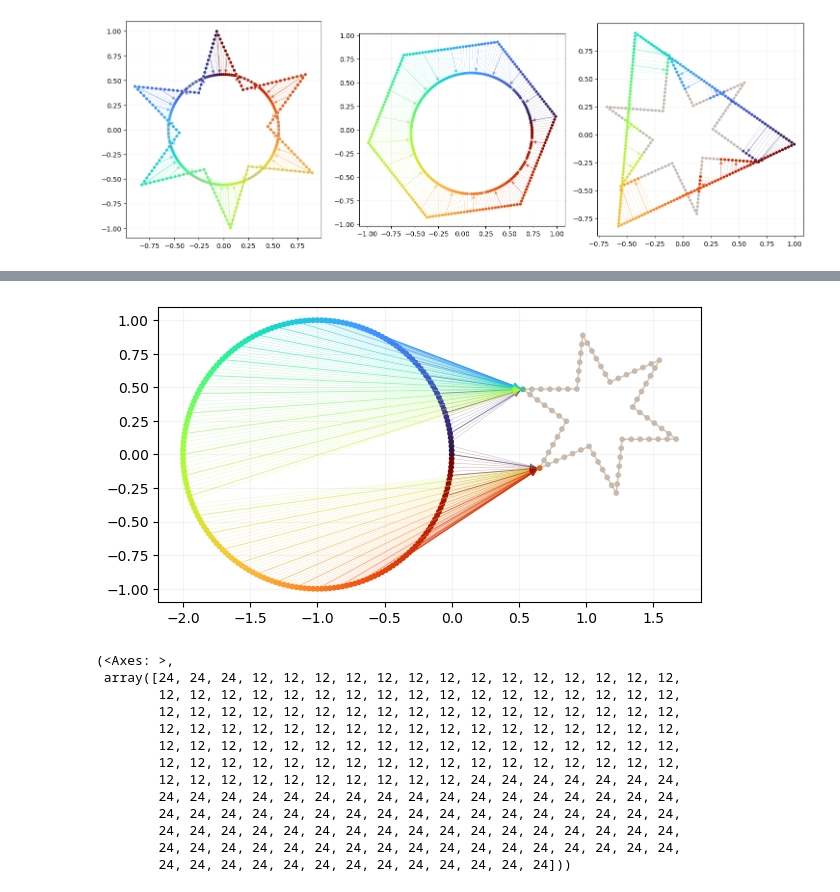
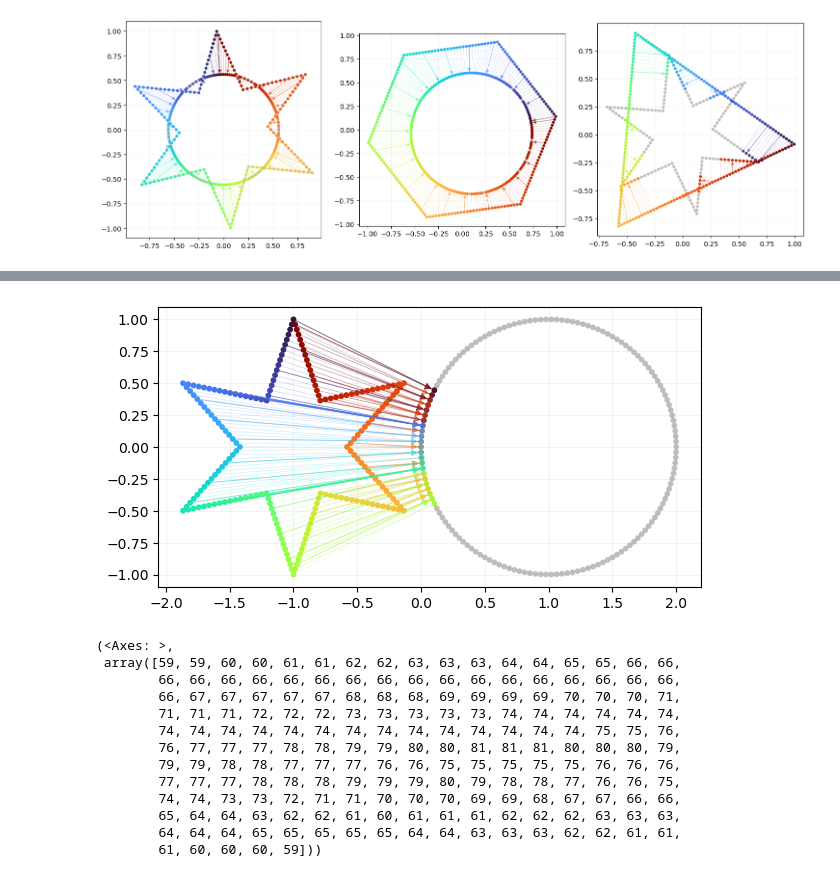
Before and after one commit to denizmsayin/rl-mesh-deformation, a Jupyter notebook: visualization/tests.ipynb, the cells around one changed output, grey strips where cells are left out. Drawn from its saved outputs; the diff is of its cells as text; code cells hidden in the pictures.

Commit message:
simplification of arrows plotting, more tests

```diff
--- a/visualization/tests.ipynb
+++ b/visualization/tests.ipynb
@@ -181,47 +228,47 @@ plt.show()
 # %%
 
 # generate shapes not overlapping
 shape_start_ct = shape_generator.build_shape(
-    shape_name="circle",
+    shape_name="star",
     num_points=200,
     center=(-1.0, 0.0),
     scale=1.0,
+    n_tips=6,
+    inner_radius=0.42,
 ).to_arrays()
 
 shape_target_ct = shape_generator.build_shape(
-    shape_name="star",
-    num_points=80,
-    center=(1.1, 0.3),
-    scale=0.6,
+    shape_name="circle",
+    num_points=150,
+    center=(1.0, 0.0),
+    scale=1.0,
     angle=np.deg2rad(12.0),
-    n_tips=6,
-    inner_radius=0.42,
 ).to_arrays()
 
 visualize_matching(
     shape_start_ct,
     shape_target_ct,
     matching_mode="nearest",
     mode="both",
     max_lines=200,
     show_arrows=True,
     arrow_percentage=0.2,
     point_size=10,
     line_width=0.35,
     line_alpha=0.3,
 )
 # %% [output]
-[figure, old version]
+[figure, new version]
 (<Axes: >,
- array([24, 24, 24, 12, 12, 12, 12, 12, 12, 12, 12, 12, 12, 12, 12, 12, 12,
-        12, 12, 12, 12, 12, 12, 12, 12, 12, 12, 12, 12, 12, 12, 12, 12, 12,
-        12, 12, 12, 12, 12, 12, 12, 12, 12, 12, 12, 12, 12, 12, 12, 12, 12,
-        12, 12, 12, 12, 12, 12, 12, 12, 12, 12, 12, 12, 12, 12, 12, 12, 12,
-        12, 12, 12, 12, 12, 12, 12, 12, 12, 12, 12, 12, 12, 12, 12, 12, 12,
-        12, 12, 12, 12, 12, 12, 12, 12, 12, 12, 12, 12, 12, 12, 12, 12, 12,
-        12, 12, 12, 12, 12, 12, 12, 12, 12, 12, 24, 24, 24, 24, 24, 24, 24,
-        24, 24, 24, 24, 24, 24, 24, 24, 24, 24, 24, 24, 24, 24, 24, 24, 24,
-        24, 24, 24, 24, 24, 24, 24, 24, 24, 24, 24, 24, 24, 24, 24, 24, 24,
-        24, 24, 24, 24, 24, 24, 24, 24, 24, 24, 24, 24, 24, 24, 24, 24, 24,
-        24, 24, 24, 24, 24, 24, 24, 24, 24, 24, 24, 24, 24, 24, 24, 24, 24,
-        24, 24, 24, 24, 24, 24, 24, 24, 24, 24, 24, 24, 24]))
+ array([59, 59, 60, 60, 61, 61, 62, 62, 63, 63, 63, 64, 64, 65, 65, 66, 66,
+        66, 66, 66, 66, 66, 66, 66, 66, 66, 66, 66, 66, 66, 66, 66, 66, 66,
+        66, 67, 67, 67, 67, 67, 68, 68, 68, 69, 69, 69, 69, 70, 70, 70, 71,
+        71, 71, 71, 72, 72, 72, 73, 73, 73, 73, 73, 74, 74, 74, 74, 74, 74,
+        74, 74, 74, 74, 74, 74, 74, 74, 74, 74, 74, 74, 74, 74, 75, 75, 76,
+        76, 77, 77, 77, 78, 78, 79, 79, 80, 80, 81, 81, 81, 80, 80, 80, 79,
+        79, 79, 78, 78, 77, 77, 77, 76, 76, 75, 75, 75, 75, 75, 76, 76, 76,
+        77, 77, 77, 78, 78, 78, 79, 79, 79, 80, 79, 78, 78, 77, 76, 76, 75,
+        74, 74, 73, 73, 72, 71, 71, 70, 70, 70, 69, 69, 68, 67, 67, 66, 66,
+        65, 64, 64, 63, 62, 62, 61, 60, 61, 61, 61, 62, 62, 62, 63, 63, 63,
+        64, 64, 64, 65, 65, 65, 65, 65, 64, 64, 63, 63, 63, 62, 62, 61, 61,
+        61, 60, 60, 60, 59]))
```
Also changed, not shown: parts of 3 cells of this notebook, 1 other file.
